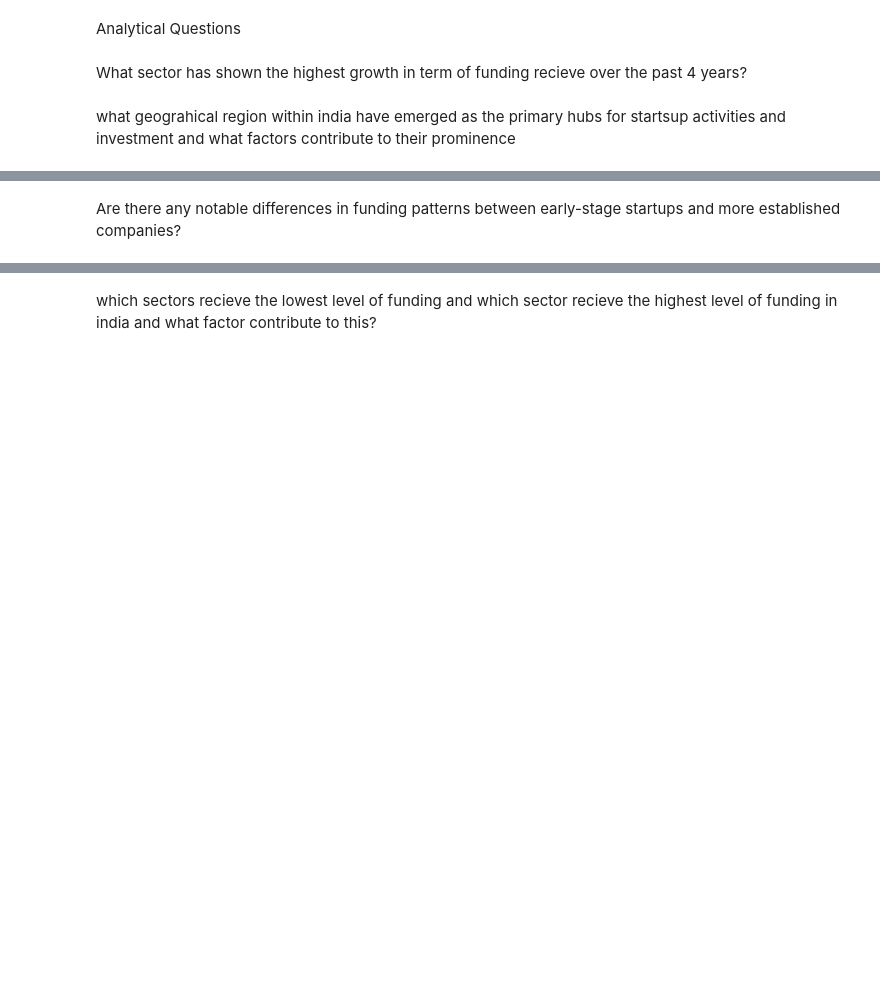
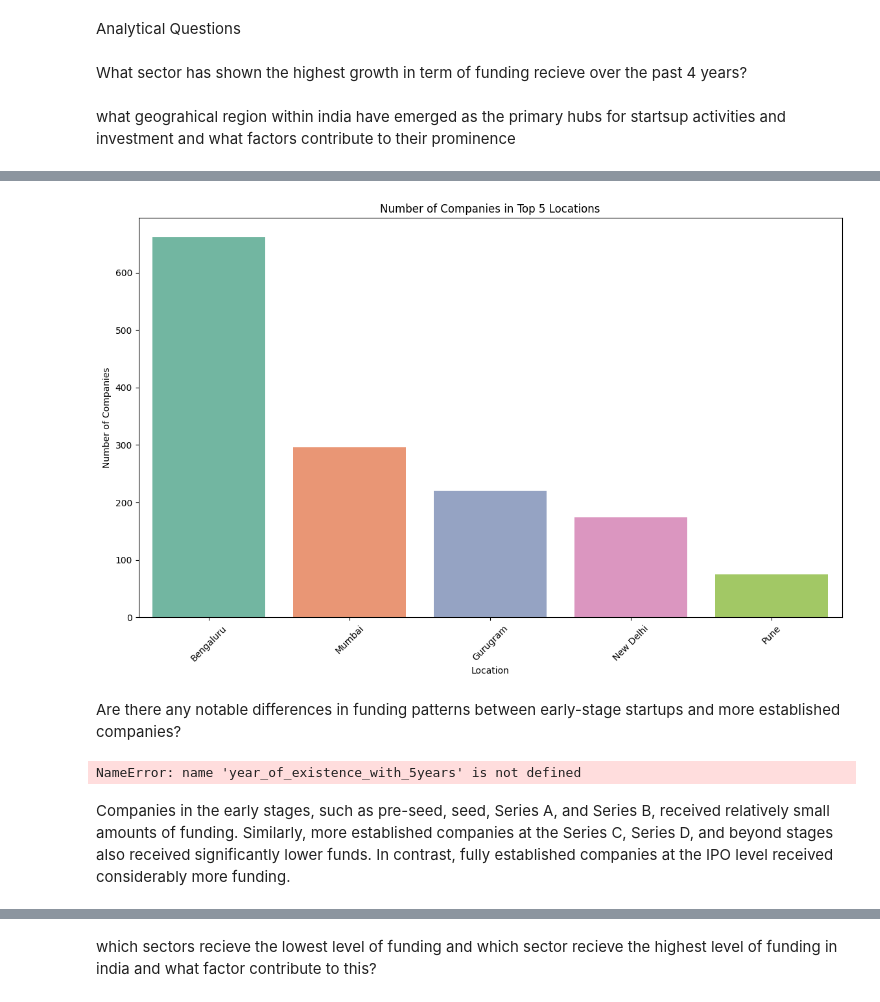
Before and after one commit to zeemanzak/Hypothesis-Testing-and-Eda-on-Indian-Startups-Ecosystem, a Jupyter notebook: notebooks/main.ipynb, the cells around one changed output, grey strips where cells are left out. Cells and saved outputs as stored; diff of their text form; code cells hidden in the pictures; blank space fills up the shorter version.

```diff
--- a/notebooks/main.ipynb
+++ b/notebooks/main.ipynb
@@ -2485,2 +2506,35 @@ what geograhical region within india have emerged as the primary hubs for starts
+# %%
+# Get the top 5 locations by the number of companies
+top_5_locations = year_of_existence_with_5years['HeadQuarter'].value_counts().nlargest(5).index
+
+# Filter the DataFrame to include only the top 5 locations
+filtered_df = year_of_existence_with_5years[year_of_existence_with_5years['HeadQuarter'].isin(top_5_locations)]
+
+# Create a count plot for the number of companies in each of the top 5 locations
+plt.figure(figsize=(14, 8))
+sns.countplot(x='HeadQuarter', data=filtered_df, order=filtered_df['HeadQuarter'].value_counts().index, palette='Set2')
+plt.title('Number of Companies in Top 5 Locations')
+plt.xlabel('Location')
+plt.ylabel('Number of Companies')
+plt.xticks(rotation=45)
+plt.show()
+# %% [output]
+[figure, added]
 # %% [markdown]
 Are there any notable differences in funding patterns between early-stage startups and more established companies?
+# %%
+funds_recieved_at_stages = year_of_existence_with_5years.groupby('Stage')['Amount($)'].sum().reset_index()
+palette = sns.color_palette("Set2")
+
+# Create a bar plot
+plt.figure(figsize=(14, 8))
+sns.barplot(x='Stage', y='Amount($)', hue='Stage', data=funds_recieved_at_stages, palette=palette)
+plt.title('Funding by Stages')
+plt.xlabel('Stage')
+plt.ylabel('Funding Amount ($)')
+plt.xticks(rotation=45)
+plt.show()
+# %% [output]
+NameError: name 'year_of_existence_with_5years' is not defined
+# %% [markdown]
+Companies in the early stages, such as pre-seed, seed, Series A, and Series B, received relatively small amounts of funding. Similarly, more established companies at the Series C, Series D, and beyond stages also received significantly lower funds. In contrast, fully established companies at the IPO level received considerably more funding.
```
Also changed, not shown: parts of 15 cells of this notebook, 2 other files.
